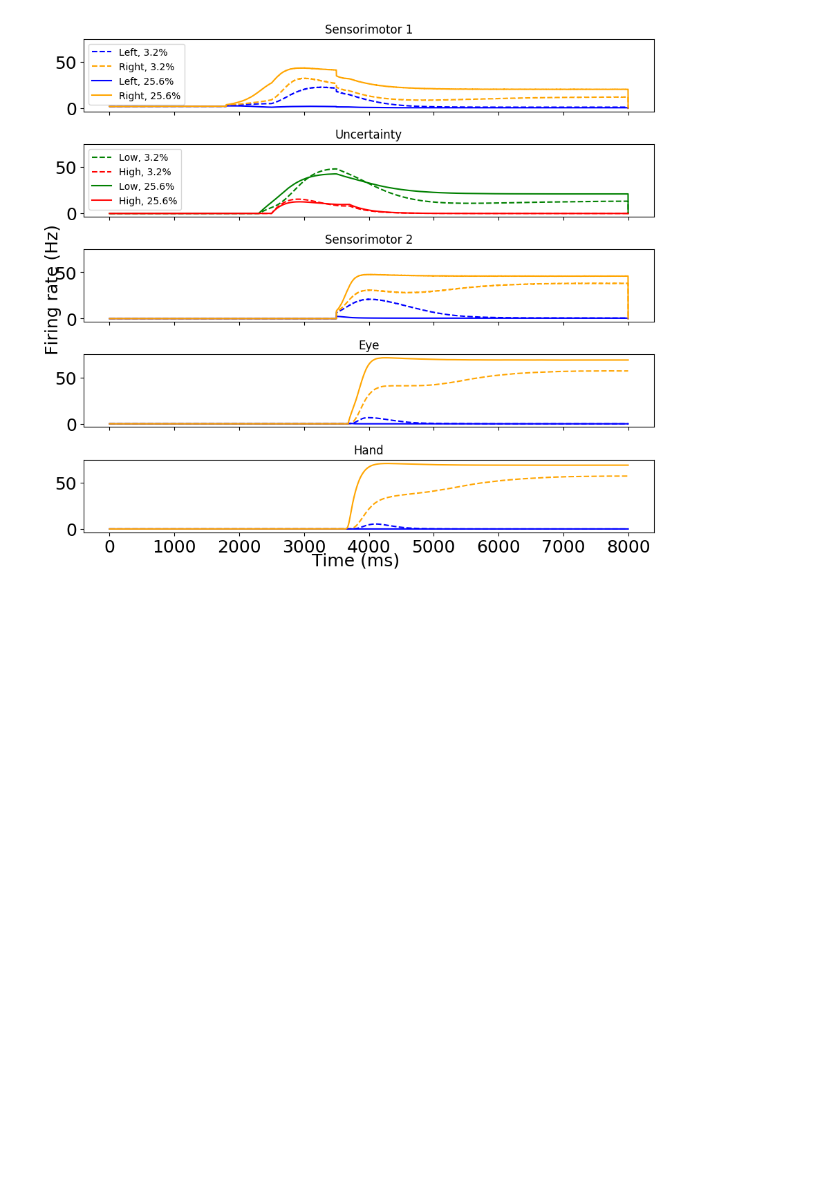
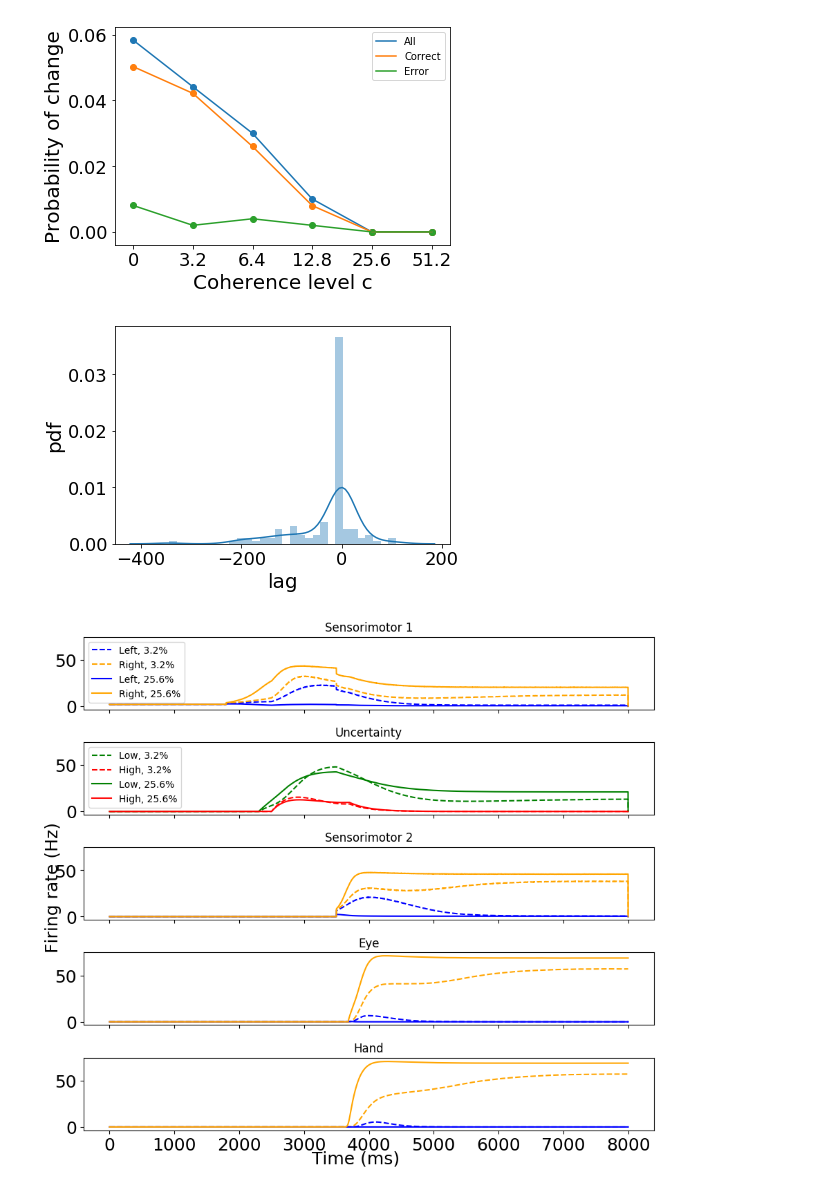
Before and after one commit to nidstigator/com_fixed_duration, a Jupyter notebook: plotting_code/python/results_notebook.ipynb, the cells around one changed output. Cells and saved outputs as stored; diff of their text form; code cells hidden in the pictures; blank space fills up the shorter version.

```diff
--- a/plotting_code/python/results_notebook.ipynb
+++ b/plotting_code/python/results_notebook.ipynb
@@ -187,6 +194,11 @@ def plot_figure_3():
     sns.distplot(fig3c.lag)
 
     plt.ylabel('pdf')
+# %%
+plot_figure_3()
+# %% [output]
+[figure, added]
+[figure, added]
 # %%
 import matplotlib.lines as mlines
 
```
Also changed, not shown: parts of 5 cells of this notebook, 1 other file.
